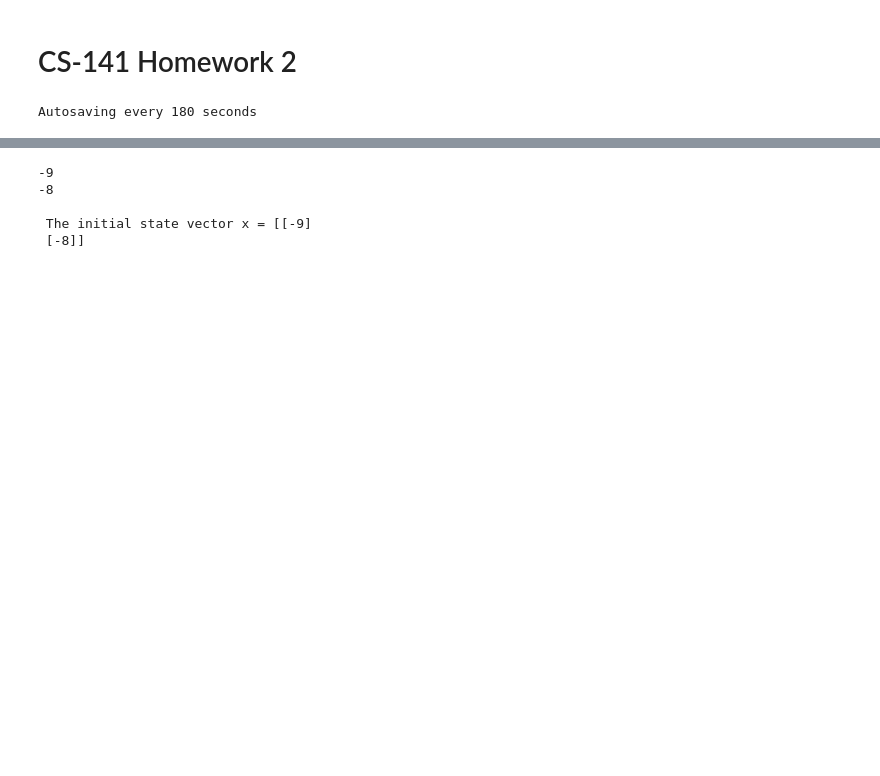
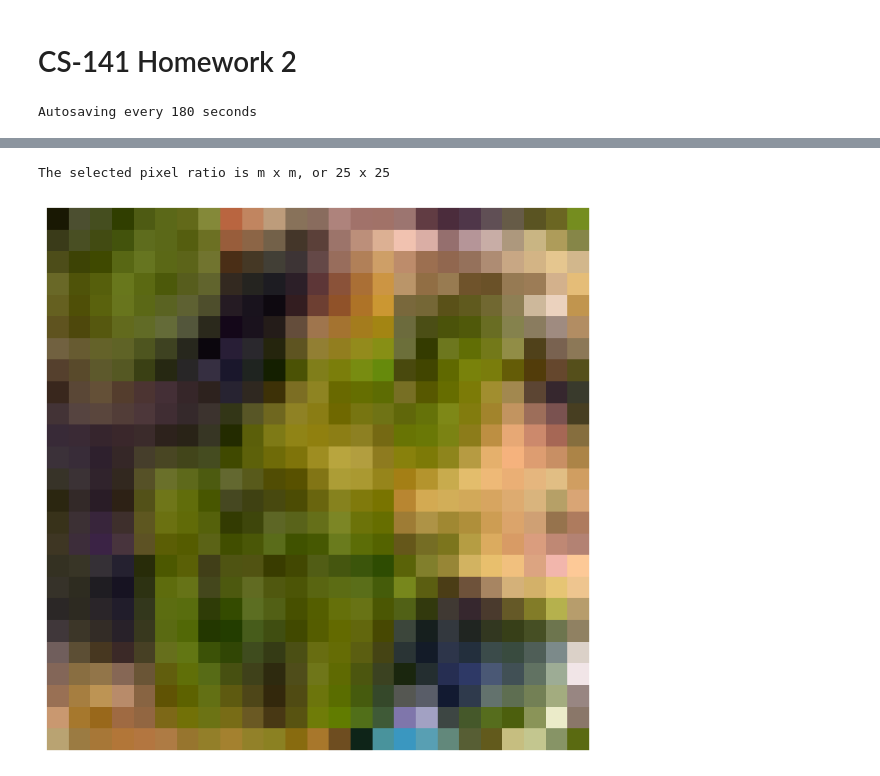
Before and after one commit to dchoate119/ProbabilisticRobotics, a Jupyter notebook: HW2/HW2_Scratch.ipynb, the cells around one changed output, grey strips where cells are left out. Drawn from its saved outputs; the diff is of its cells as text; code cells hidden in the pictures; blank space fills up the shorter version.

```diff
--- a/HW2/HW2_Scratch.ipynb
+++ b/HW2/HW2_Scratch.ipynb
@@ -40,31 +57,29 @@ print(f'\n The initial state vector x = {state_ini} \n')
 # %%
+# Generate an RGB image for the x, y position
+# Images will be mxm pixels
+# print(map.shape[1])
+# print(map.shape[1]//2)
+
+# Specify the desired dimensions to crop specific picture
+width_s = (pos_x*50)
+# print(width_s)
+width_e = width_s + m # desired width in pixels
+height_s = (pos_y*50)
+# print(height_s)
+height_e = height_s + m  # desired height in pixels
+
+print('The selected pixel ratio is m x m, or', width_e-width_s, 'x', height_e-height_s)
+
+# Crop the image
+true_pos = map[height_s:height_e, width_s:width_e] #, height_s:height_e]
+# print(true_pos.shape)
 
 
-# # Specify the desired dimensions to crop specific pictures
-# width_s = 350
-# width_e = width_s + 200 # desired width in pixels
-# height_s = 50
-# height_e = height_s + 400  # desired height in pixels
-
-# print('The selected pixel ratio is', width_e-width_s, 'x', height_e-height_s)
-
-# # Crop the image
-# im_crop = im[height_s:height_e, width_s:width_e] #, height_s:height_e]
-# # print(im_crop.size)
-# print(im_crop.shape)
-
-
-# # Display the image
-# # Can do with opencv
-# cv2.imshow('Resized Image', map)
-# # Display the cropped image
-# # cv2.imshow('Resized Image', im_fin)
-
-# cv2.waitKey(0)
-# cv2.destroyAllWindows()
+# Show the true position image
+plt.figure(figsize=(15, 8))
+plt.imshow(true_pos)
+plt.axis("off")
+plt.show()
 # %% [output]
--9
--8
-
- The initial state vector x = [[-9]
- [-8]]
+The selected pixel ratio is m x m, or 25 x 25
+[figure, added]
```
Also changed, not shown: parts of 5 cells of this notebook.
